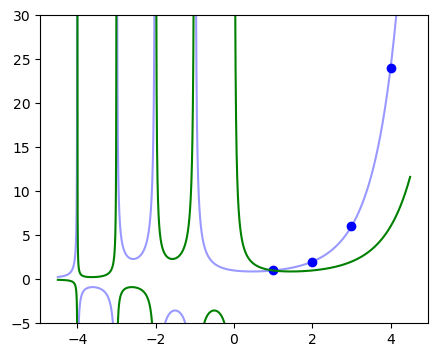
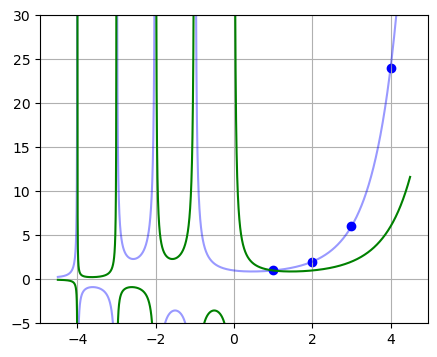
Code edit (unified diff) that turned the first committed figure into the second:
--- before
+++ after
@@ -18,3 +18,4 @@
 plt.plot(x, y1, color='green')
 plt.scatter(range(1, 5), [math.factorial(i) for i in range(1, 5)], label='$x!$', color='blue')
+plt.grid(True)
 plt.savefig('imgs/gamma_real_and_unshifted.svg', format='svg')

Commit: Small fixes